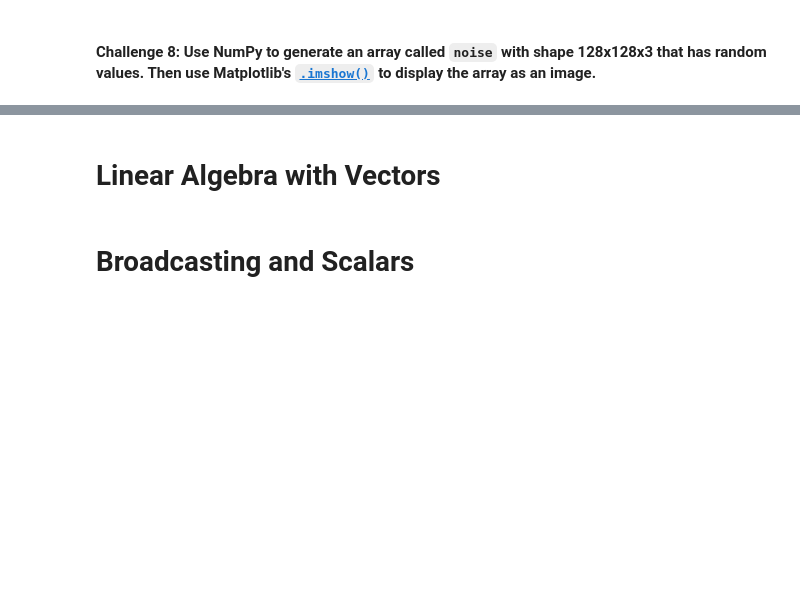
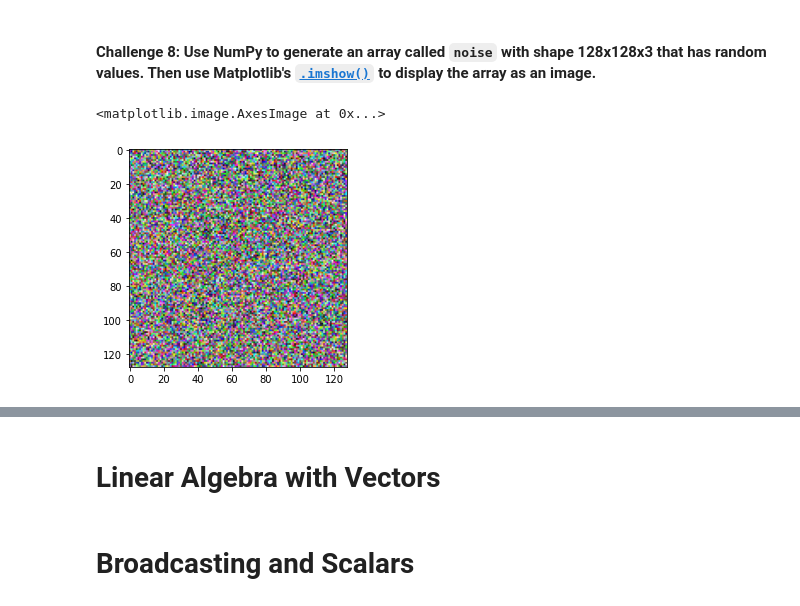
Before and after one commit to LFCamacho-dev/Computation-with-NumPy, a Jupyter notebook: Computation_with_NumPy_and_N_Dimensional_Arrays.ipynb, the cells around one changed output, grey strips where cells are left out. Saved outputs shown, nothing was run; the diff lists cells and outputs as text; code cells hidden in the pictures; blank space fills up the shorter version.

```diff
--- a/Computation_with_NumPy_and_N_Dimensional_Arrays.ipynb
+++ b/Computation_with_NumPy_and_N_Dimensional_Arrays.ipynb
@@ -83,2 +198,8 @@ Hint: Use the [`.random()` function](https://numpy.org/doc/stable/reference/rand
 # %% [markdown]
 #### **Challenge 8**: Use NumPy to generate an array called `noise` with shape 128x128x3 that has random values. Then use Matplotlib's [`.imshow()`](https://matplotlib.org/3.1.1/api/_as_gen/matplotlib.pyplot.imshow.html) to display the array as an image.
+# %%
+noise = np.random.random((128,128,3))
+plt.imshow(noise)
+# %% [output]
+<matplotlib.image.AxesImage at 0x...>
+[figure, added]
```
Also changed, not shown: parts of 21 cells of this notebook.
